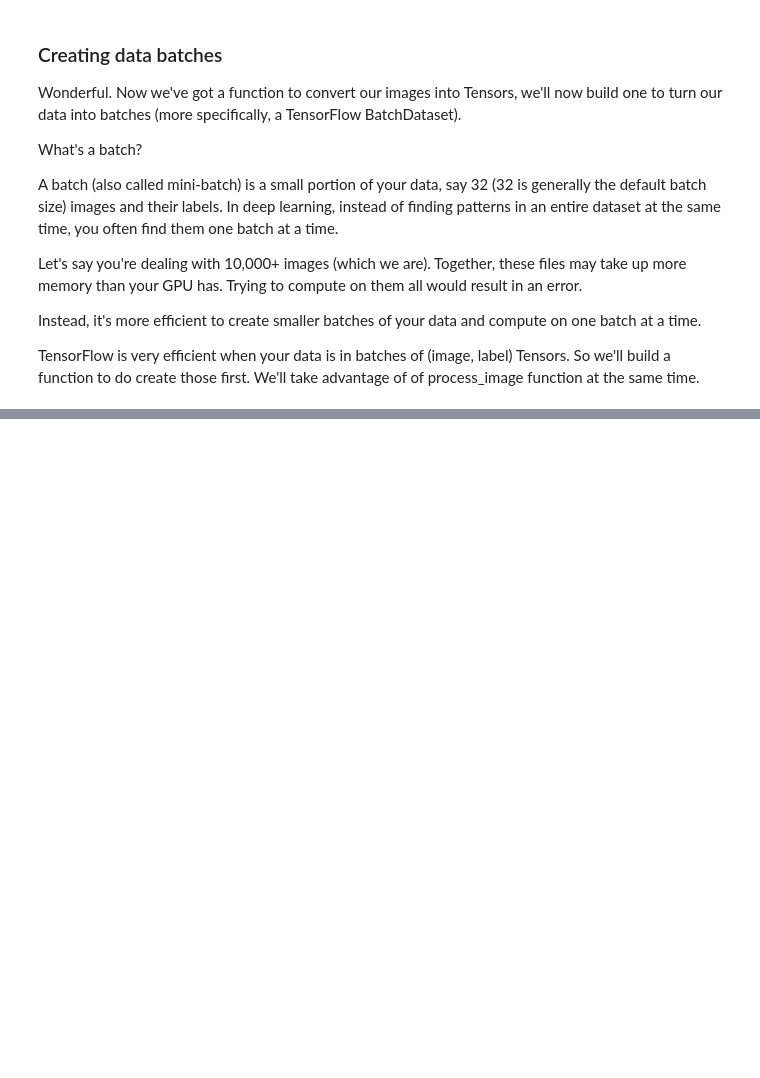
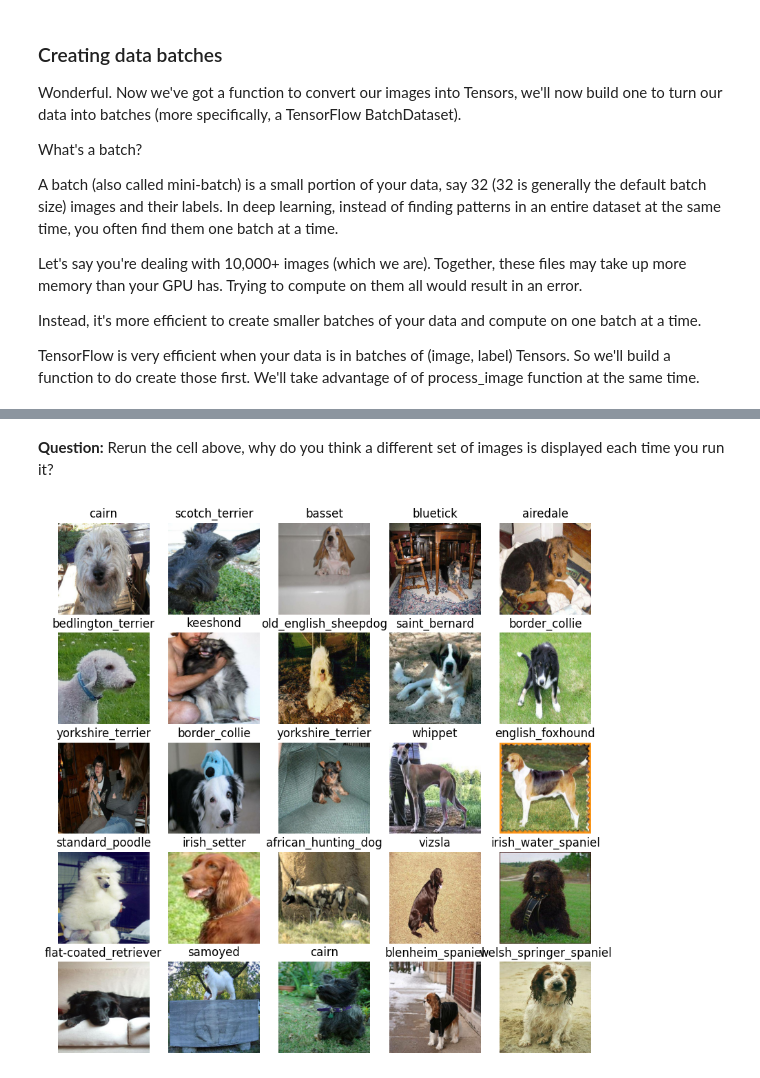
Before and after one commit to IIK99/Complete-A.I.---Machine-Learning--Data-Science-Bootcamp, a Jupyter notebook: 06 Unstructured Data Project/end_to_end_dog_vision_gdrive.ipynb, the cells around one changed output, grey strips where cells are left out. Cells and saved outputs as stored; diff of their text form; code cells hidden in the pictures; blank space fills up the shorter version.

```diff
--- a/06 Unstructured Data Project/end_to_end_dog_vision_gdrive.ipynb
+++ b/06 Unstructured Data Project/end_to_end_dog_vision_gdrive.ipynb
@@ -534,0 +641,10 @@ TensorFlow is very efficient when your data is in batches of (image, label) Tens
+# %% [markdown]
+**Question:** Rerun the cell above, why do you think a different set of images is displayed each time you run it?
+# %%
+
+
+# Visualize validation images from the validation data batch
+val_images, val_labels = next(val_data.as_numpy_iterator())
+show_25_images(val_images, val_labels)
+# %% [output]
+[figure, added]
```
Also changed, not shown: parts of 92 cells of this notebook.
